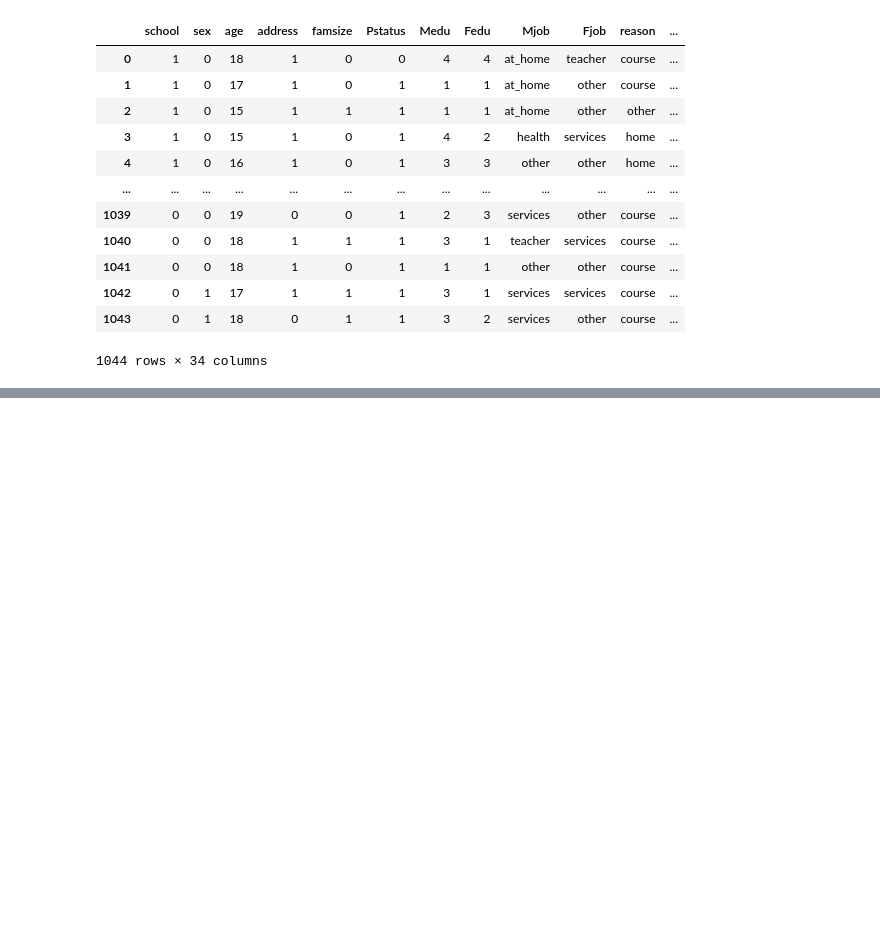
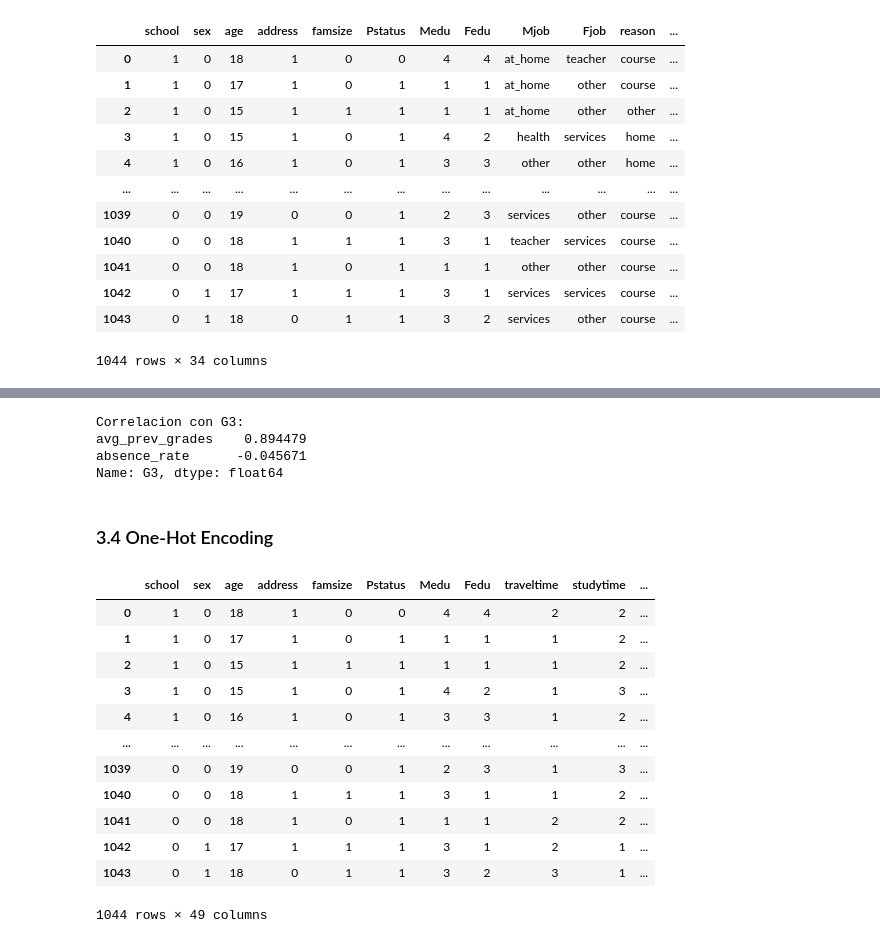
Before and after one commit to mmendoza30/Proyecto-AI, a Jupyter notebook: notebooks/02_Preprocesamiento.ipynb, the cells around one changed output, grey strips where cells are left out. Drawn from its saved outputs; the diff is of its cells as text; code cells hidden in the pictures; blank space fills up the shorter version.

```diff
--- a/notebooks/02_Preprocesamiento.ipynb
+++ b/notebooks/02_Preprocesamiento.ipynb
@@ -281,5 +139,0 @@ procesado.mostrar_head()
-# %%
-X_train, X_test, y_train, y_test = procesado.train_test_x_y(
-    val_dropX=['G3'],
-    val_selectY='G3'
-)
@@ -315,0 +151,14 @@ Archivo 'y_test.csv' guardado en: D:\Proyecto1_IA\Proyecto-AI\data\processed\y_t
+# %%
+# 1. Promedio de notas (G1 y G2)
+procesado.df['avg_prev_grades'] = (procesado.df['G1'] + procesado.df['G2']) / 2
+
+# 2. Tasa de ausencias (normalizada)
+max_ausencias = procesado.df['absences'].max()
+if max_ausencias > 0:
+    procesado.df['absence_rate'] = procesado.df['absences'] / max_ausencias
+else:
+    procesado.df['absence_rate'] = 0
+
+print("Variables derivadas creadas:")
+print("  1. avg_prev_grades: Promedio de calificaciones G1 y G2")
+print("  2. absence_rate: Tasa de ausencias normalizada (0-1)")
@@ -315,0 +202,29 @@ Archivo 'y_test.csv' guardado en: D:\Proyecto1_IA\Proyecto-AI\data\processed\y_t
+# %%
+# Correlacion con G3
+print("\nCorrelacion con G3:")
+correlaciones = procesado.df[['avg_prev_grades', 'absence_rate', 'G3']].corr()['G3'].drop('G3')
+print(correlaciones)
+# %% [output]
+Correlacion con G3:
+avg_prev_grades    0.894479
+absence_rate      -0.045671
+Name: G3, dtype: float64
+# %% [markdown]
+### 3.4 One-Hot Encoding
+# %%
+columnas_categoricas = ['Mjob', 'Fjob', 'reason', 'guardian']
+procesado.aplicar_dummies(columnas_categoricas)
+# %% [output]
+|  | school | sex | age | address | famsize | Pstatus | Medu | Fedu | traveltime | studytime | ... |
+| 0 | 1 | 0 | 18 | 1 | 0 | 0 | 4 | 4 | 2 | 2 | ... |
+| 1 | 1 | 0 | 17 | 1 | 0 | 1 | 1 | 1 | 1 | 2 | ... |
+| 2 | 1 | 0 | 15 | 1 | 1 | 1 | 1 | 1 | 1 | 2 | ... |
+| 3 | 1 | 0 | 15 | 1 | 0 | 1 | 4 | 2 | 1 | 3 | ... |
+| 4 | 1 | 0 | 16 | 1 | 0 | 1 | 3 | 3 | 1 | 2 | ... |
+| ... | ... | ... | ... | ... | ... | ... | ... | ... | ... | ... | ... |
+| 1039 | 0 | 0 | 19 | 0 | 0 | 1 | 2 | 3 | 1 | 3 | ... |
+| 1040 | 0 | 0 | 18 | 1 | 1 | 1 | 3 | 1 | 1 | 2 | ... |
+| 1041 | 0 | 0 | 18 | 1 | 0 | 1 | 1 | 1 | 2 | 2 | ... |
+| 1042 | 0 | 1 | 17 | 1 | 1 | 1 | 3 | 1 | 2 | 1 | ... |
+| 1043 | 0 | 1 | 18 | 0 | 1 | 1 | 3 | 2 | 3 | 1 | ... |
+1044 rows × 49 columns
```
Also changed, not shown: parts of 52 cells of this notebook, 2 other files.
